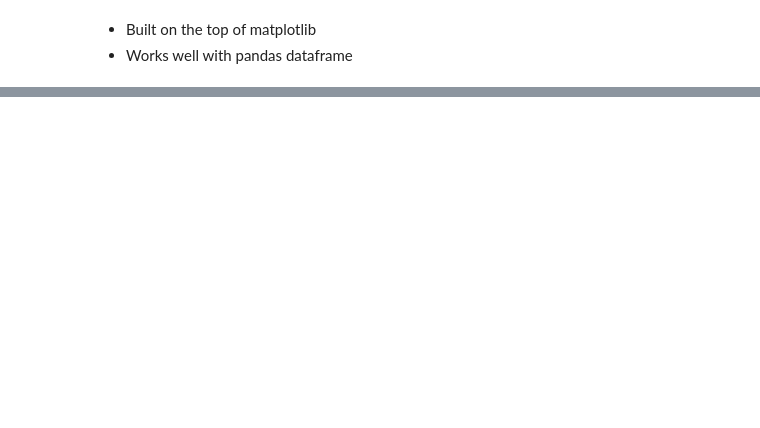
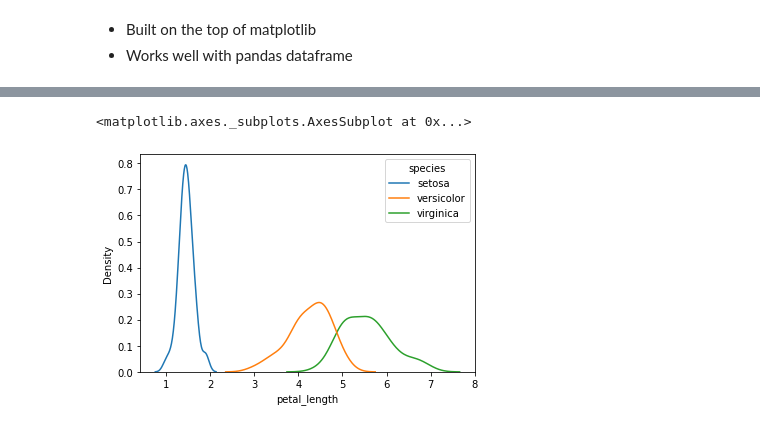
Before and after one commit to yesdeepakmittal/pytraining, a Jupyter notebook: Advanced/seaborn.ipynb, the cells around one changed output, grey strips where cells are left out. Saved outputs shown, nothing was run; the diff lists cells and outputs as text; code cells hidden in the pictures; blank space fills up the shorter version.

```diff
--- a/Advanced/seaborn.ipynb
+++ b/Advanced/seaborn.ipynb
@@ -14,0 +48,5 @@ ModuleNotFoundError: No module named 'seaborn'
+# %%
+sns.kdeplot(data=df,x='petal_length',hue='species')
+# %% [output]
+<matplotlib.axes._subplots.AxesSubplot at 0x...>
+[figure, added]
```
Also changed, not shown: parts of 20 cells of this notebook.
